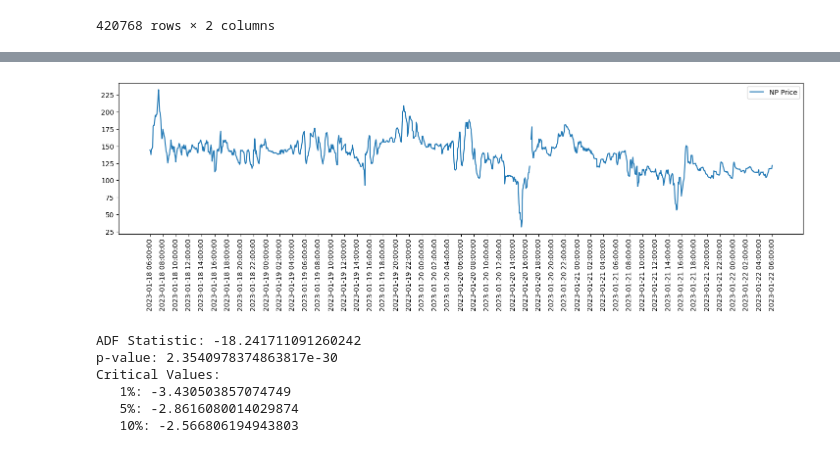
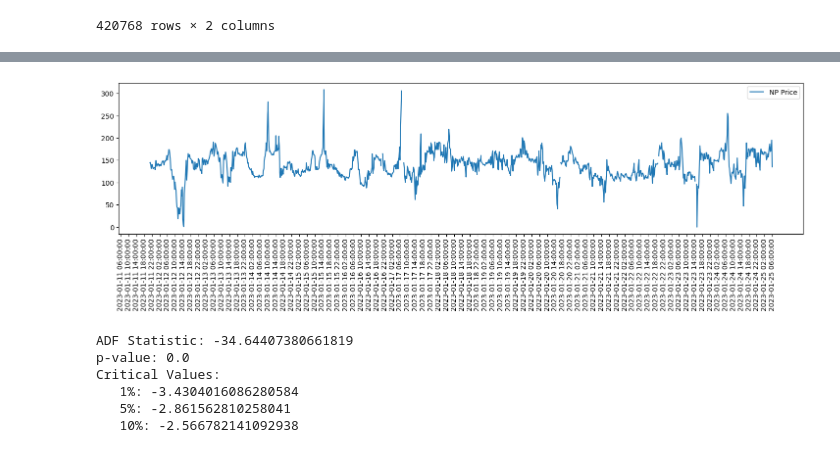
Before and after one commit to shabarishch/PowerPrices, a Jupyter notebook: data_exploration_realtime.ipynb, the cells around one changed output, grey strips where cells are left out. Drawn from its saved outputs; the diff is of its cells as text; code cells hidden in the pictures.

Commit message:
Ongoing TimeSeries 2

```diff
--- a/data_exploration_realtime.ipynb
+++ b/data_exploration_realtime.ipynb
@@ -87,0 +112,6 @@ def filter_times(df, time1, time2):
+# %%
+data['NP-15 LMP 24hrdiffs'] = data['NP-15 LMP'] - data['NP-15 LMP'].shift(24*12)
+data['NP-15 LMP Prev_day_price'] = data['NP-15 LMP'].shift(24*12)
+# %%
+data_15min = data[data['begin_time'].apply(lambda x : x.minute%15==0)].copy()
+data_15min
@@ -88,30 +152,30 @@ def filter_times(df, time1, time2):
 # %%
-time1 = datetime.datetime(2023, 1, 18, 6, 0, 0)
-time2 = datetime.datetime(2023, 1, 22, 6, 0, 0)
+time1 = datetime.datetime(2023, 1, 11, 6, 0, 0)
+time2 = datetime.datetime(2023, 1, 25, 6, 0, 0)
 
-filtered_data = data[filter_times(data, time1, time2)]
+filtered_data = data_15min[filter_times(data_15min, time1, time2)]
 
 plt.figure(figsize=(18, 4))
 plt.plot(filtered_data['begin_time'], filtered_data['NP-15 LMP'] , label='NP Price')
 
 
-plt.xticks(ticks=pd.date_range(start=time1, end=time2, freq='2h'), labels=pd.date_range(start=time1, end=time2, freq='2h'), rotation=90)
+plt.xticks(ticks=pd.date_range(start=time1, end=time2, freq='4h'), labels=pd.date_range(start=time1, end=time2, freq='4h'), rotation=90)
 plt.legend()
 plt.show()
 # %% [output]
-[figure, old version]
+[figure, new version]
 # %%
-result = adfuller(data['NP-15 LMP'].iloc[150000:200000].dropna(), autolag='AIC')
+result = adfuller(data_15min['NP-15 LMP 24hrdiffs'].dropna(), autolag='AIC')
 print(f'ADF Statistic: {result[0]}')
 print(f'p-value: {result[1]}')
 print(f'Critical Values:')
 for key, value in result[4].items():
     print(f'   {key}: {value}')
 # %% [output]
-ADF Statistic: -18.241711091260242
-p-value: 2.3540978374863817e-30
+ADF Statistic: -34.64407380661819
+p-value: 0.0
 Critical Values:
-   1%: -3.430503857074749
-   5%: -2.8616080014029874
-   10%: -2.566806194943803
+   1%: -3.4304016086280584
+   5%: -2.861562810258041
+   10%: -2.566782141092938
 # %%
```
Also changed, not shown: parts of 11 cells of this notebook, 3 other files.
